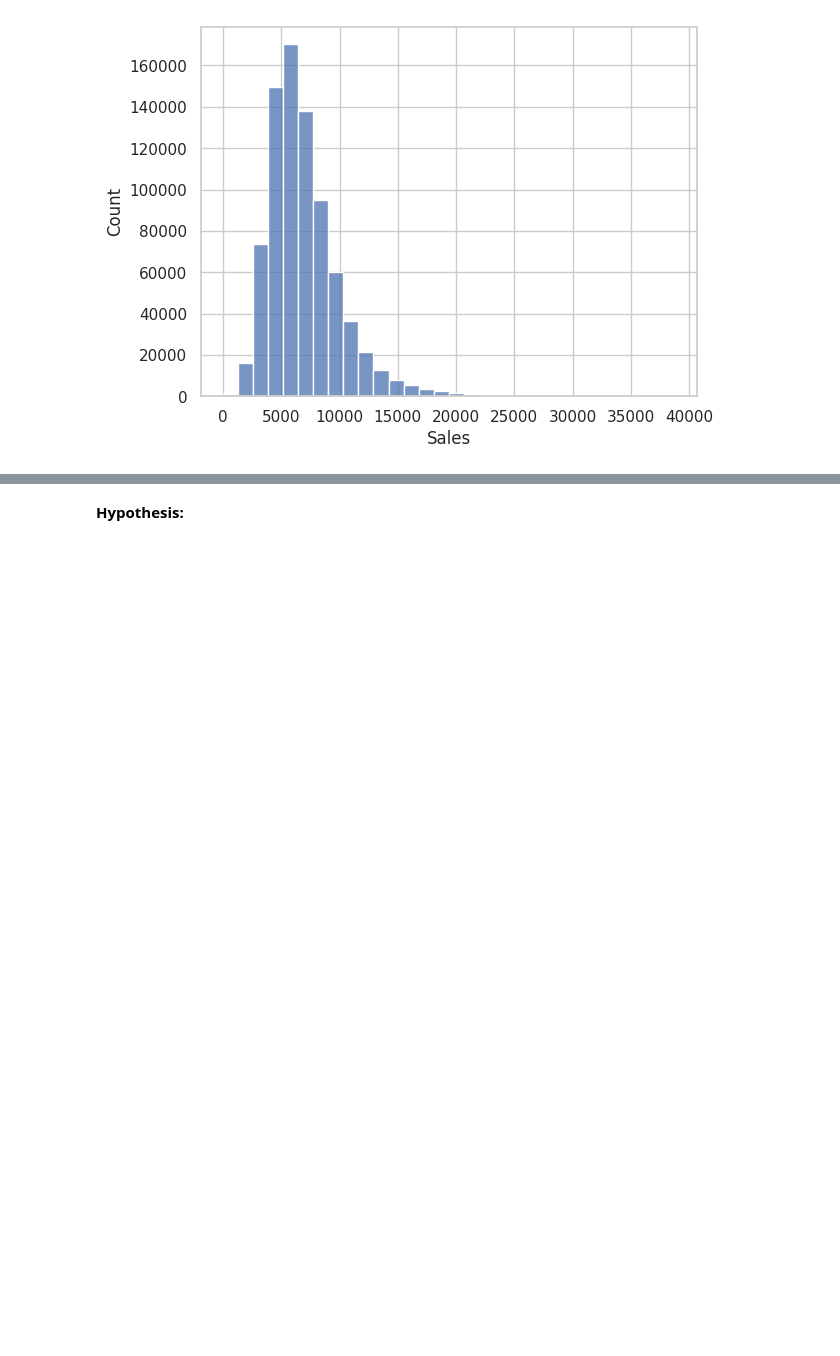
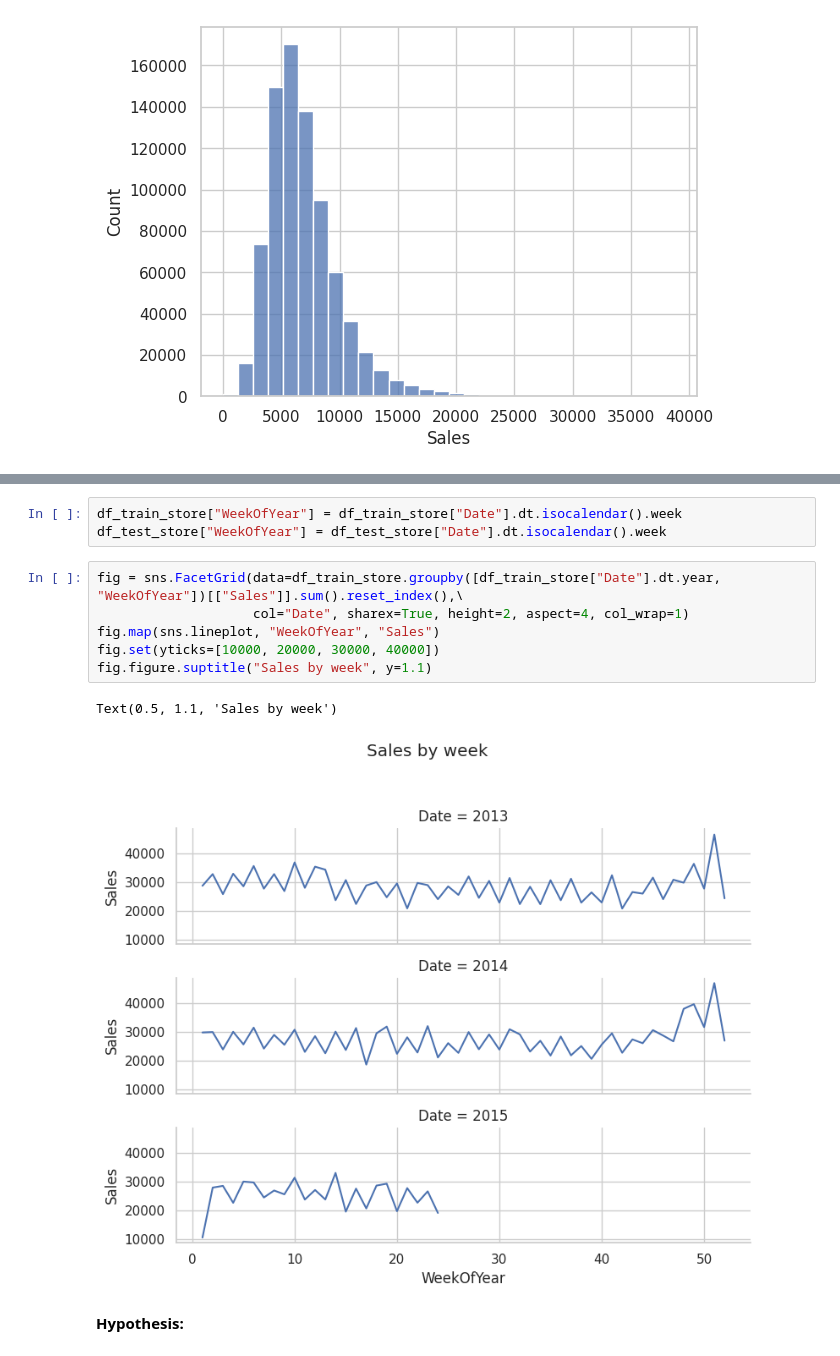
Before and after one commit to ezequielpf/rossmann_sales_prediction, a Jupyter notebook: notebooks/store_sales_predict_v1.ipynb, the cells around one changed output, grey strips where cells are left out. Saved outputs shown, nothing was run; the diff lists cells and outputs as text; blank space fills up the shorter version.

```diff
--- a/notebooks/store_sales_predict_v1.ipynb
+++ b/notebooks/store_sales_predict_v1.ipynb
@@ -503,3 +517,15 @@ sns.histplot(data=df_train, x="Sales", bins=30)
+# %%
+df_train_store["WeekOfYear"] = df_train_store["Date"].dt.isocalendar().week
+df_test_store["WeekOfYear"] = df_test_store["Date"].dt.isocalendar().week
+# %%
+fig = sns.FacetGrid(data=df_train_store.groupby([df_train_store["Date"].dt.year, "WeekOfYear"])[["Sales"]].sum().reset_index(),\
+                    col="Date", sharex=True, height=2, aspect=4, col_wrap=1)
+fig.map(sns.lineplot, "WeekOfYear", "Sales")
+fig.set(yticks=[10000, 20000, 30000, 40000])
+fig.figure.suptitle("Sales by week", y=1.1)
+# %% [output]
+Text(0.5, 1.1, 'Sales by week')
+[figure, added]
 # %% [markdown]
 **Hypothesis:**
 # %% [markdown]
```
Also changed, not shown: parts of 37 cells of this notebook.
